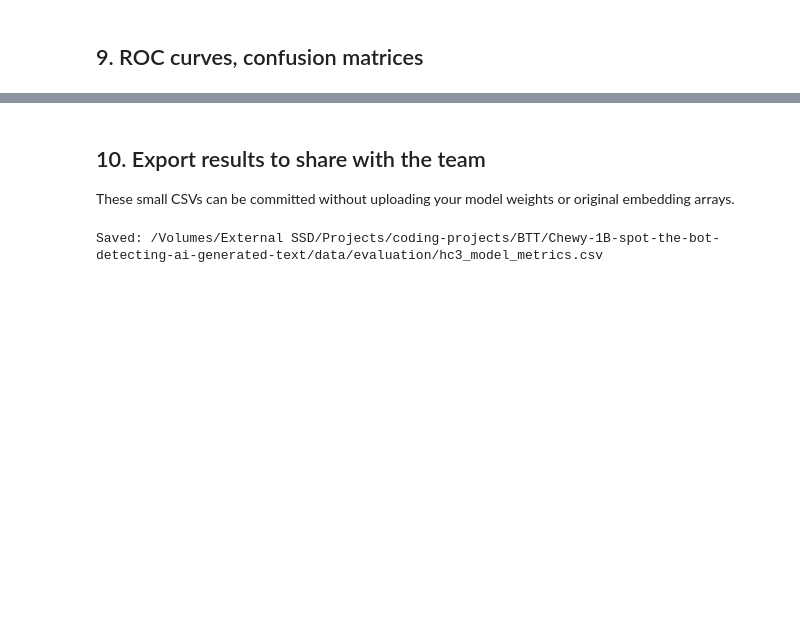
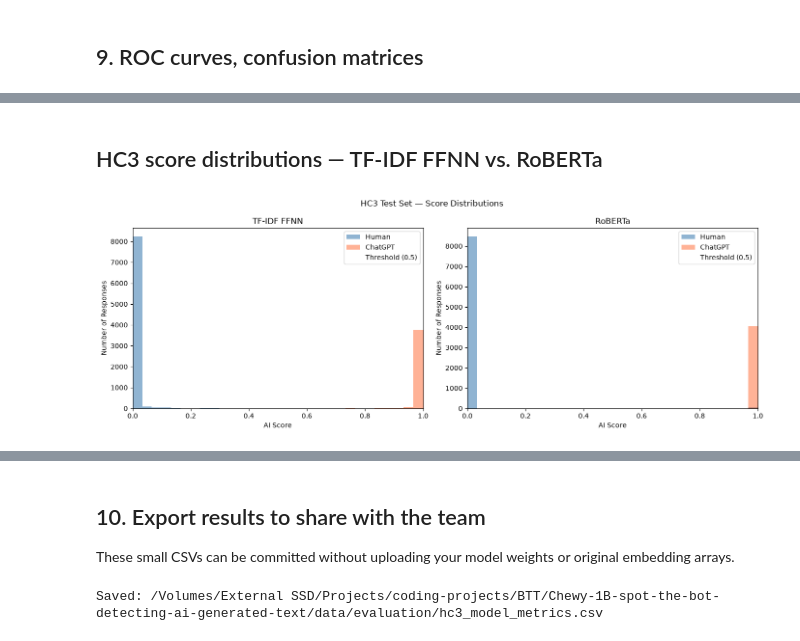
Before and after one commit to Break-Through-Tech/Chewy-1B-spot-the-bot-detecting-ai-generated-text, a Jupyter notebook: notebooks/evaluation/hc3_model_comparison.ipynb, the cells around one changed output, grey strips where cells are left out. Cells and saved outputs as stored; diff of their text form; code cells hidden in the pictures; blank space fills up the shorter version.

```diff
--- a/notebooks/evaluation/hc3_model_comparison.ipynb
+++ b/notebooks/evaluation/hc3_model_comparison.ipynb
@@ -315,0 +436,39 @@ plt.show()
+# %% [markdown]
+## HC3 score distributions — TF-IDF FFNN vs. RoBERTa
+# %%
+import matplotlib.pyplot as plt
+import pandas as pd
+import numpy as np
+
+# Combine the saved HC3 test predictions
+hc3_predictions = pd.concat(prediction_rows, ignore_index=True)
+
+fig, axes = plt.subplots(1, 2, figsize=(14, 5))
+
+for ax, name in zip(axes, ["TF-IDF FFNN", "RoBERTa"]):
+
+    data = hc3_predictions[hc3_predictions["model"] == name]
+
+    human_scores = data.loc[data["target"] == 0, "score"]
+    ai_scores = data.loc[data["target"] == 1, "score"]
+
+    ax.hist(human_scores, bins=30, alpha=0.6,
+            label="Human", color="steelblue")
+
+    ax.hist(ai_scores, bins=30, alpha=0.6,
+            label="ChatGPT", color="coral")
+
+    ax.axvline(0.5, color="white", linestyle="--",
+               label="Threshold (0.5)")
+
+    ax.set_title(name)
+    ax.set_xlabel("AI Score")
+    ax.set_ylabel("Number of Responses")
+    ax.set_xlim(0, 1)
+    ax.legend()
+
+plt.suptitle("HC3 Test Set — Score Distributions")
+plt.tight_layout()
+plt.show()
+# %% [output]
+[figure, added]
```
Also changed, not shown: parts of 14 cells of this notebook, 1 other file.
